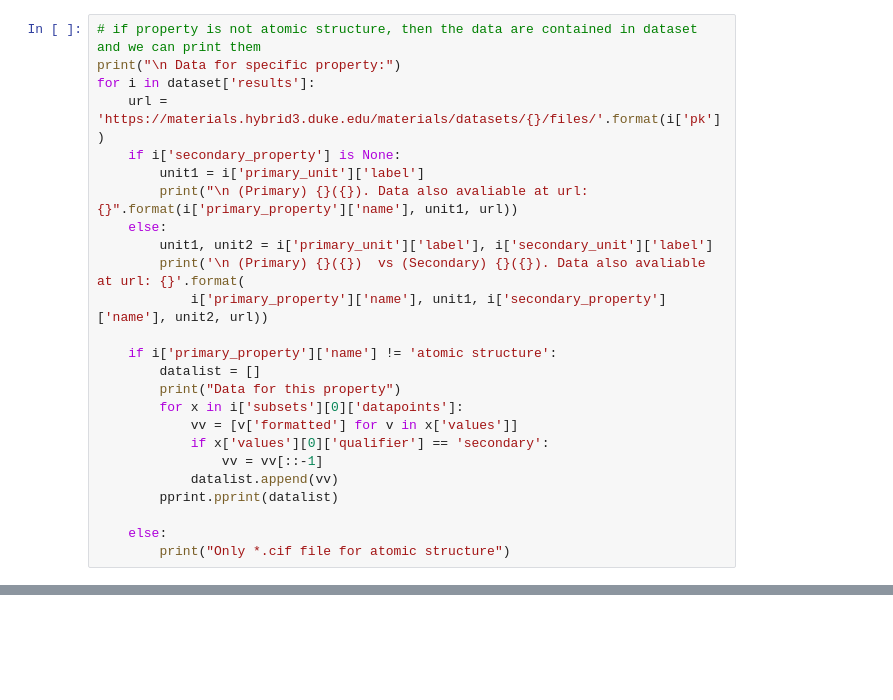
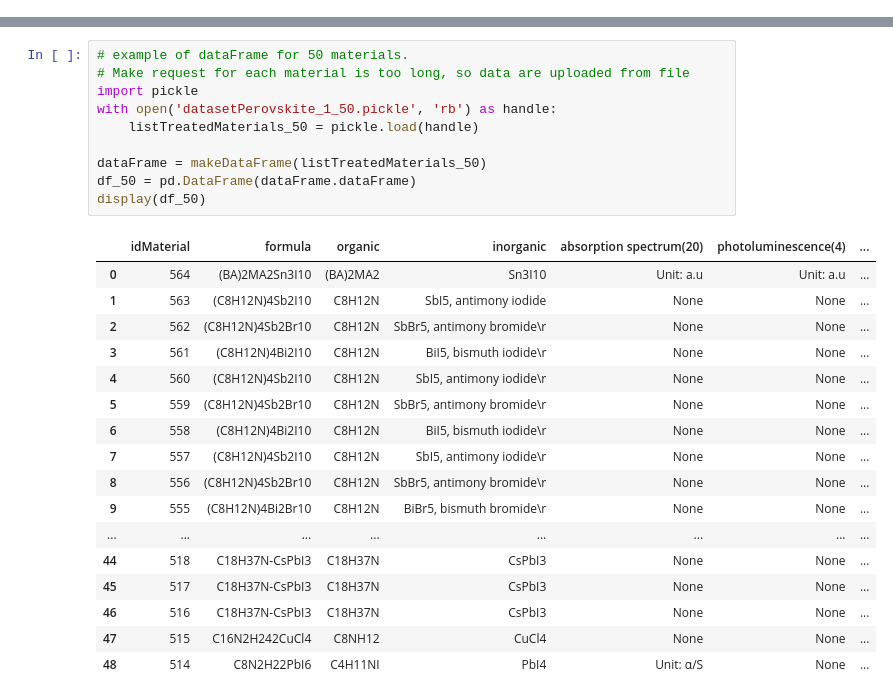
Before and after one commit to iip0/dataset, a Jupyter notebook: compounds_dataset.ipynb, the cells around one changed output, grey strips where cells are left out. Drawn from its saved outputs; the diff is of its cells as text; blank space fills up the shorter version.

```diff
--- a/compounds_dataset.ipynb
+++ b/compounds_dataset.ipynb
@@ -65,25 +7,0 @@ atomic structure
-# %%
-# if property is not atomic structure, then the data are contained in dataset and we can print them
-print("\n Data for specific property:")
-for i in dataset['results']:
-    url = 'https://materials.hybrid3.duke.edu/materials/datasets/{}/files/'.format(i['pk'])
-    if i['secondary_property'] is None:
-        unit1 = i['primary_unit']['label']
-        print("\n (Primary) {}({}). Data also avaliable at url: {}".format(i['primary_property']['name'], unit1, url))
-    else:
-        unit1, unit2 = i['primary_unit']['label'], i['secondary_unit']['label']
-        print('\n (Primary) {}({})  vs (Secondary) {}({}). Data also avaliable at url: {}'.format(
-            i['primary_property']['name'], unit1, i['secondary_property']['name'], unit2, url))
-
-    if i['primary_property']['name'] != 'atomic structure':
-        datalist = []
-        print("Data for this property")
-        for x in i['subsets'][0]['datapoints']:
-            vv = [v['formatted'] for v in x['values']]
-            if x['values'][0]['qualifier'] == 'secondary':
-                vv = vv[::-1]
-            datalist.append(vv)
-        pprint.pprint(datalist)
-
-    else:
-        print("Only *.cif file for atomic structure")
@@ -107,0 +231,28 @@ Only *.cif file for atomic structure
+# %%
+# example of dataFrame for 50 materials.
+# Make request for each material is too long, so data are uploaded from file
+import pickle
+with open('datasetPerovskite_1_50.pickle', 'rb') as handle:
+    listTreatedMaterials_50 = pickle.load(handle)
+
+dataFrame = makeDataFrame(listTreatedMaterials_50)
+df_50 = pd.DataFrame(dataFrame.dataFrame)
+display(df_50)
+# %% [output]
+|  | idMaterial | formula | organic | inorganic | absorption spectrum(20) | photoluminescence(4) | ... |
+| 0 | 564 | (BA)2MA2Sn3I10 | (BA)2MA2 | Sn3I10 | Unit: a.u | Unit: a.u | ... |
+| 1 | 563 | (C8H12N)4Sb2I10 | C8H12N | SbI5, antimony iodide | None | None | ... |
+| 2 | 562 | (C8H12N)4Sb2Br10 | C8H12N | SbBr5, antimony bromide\r | None | None | ... |
+| 3 | 561 | (C8H12N)4Bi2I10 | C8H12N | BiI5, bismuth iodide\r | None | None | ... |
+| 4 | 560 | (C8H12N)4Sb2I10 | C8H12N | SbI5, antimony iodide\r | None | None | ... |
+| 5 | 559 | (C8H12N)4Sb2Br10 | C8H12N | SbBr5, antimony bromide\r | None | None | ... |
+| 6 | 558 | (C8H12N)4Bi2I10 | C8H12N | BiI5, bismuth iodide\r | None | None | ... |
+| 7 | 557 | (C8H12N)4Sb2I10 | C8H12N | SbI5, antimony iodide\r | None | None | ... |
+| 8 | 556 | (C8H12N)4Sb2Br10 | C8H12N | SbBr5, antimony bromide\r | None | None | ... |
+| 9 | 555 | (C8H12N)4Bi2Br10 | C8H12N | BiBr5, bismuth bromide\r | None | None | ... |
+| ... | ... | ... | ... | ... | ... | ... | ... |
+| 44 | 518 | C18H37N-CsPbI3 | C18H37N | CsPbI3 | None | None | ... |
+| 45 | 517 | C18H37N-CsPbI3 | C18H37N | CsPbI3 | None | None | ... |
+| 46 | 516 | C18H37N-CsPbI3 | C18H37N | CsPbI3 | None | None | ... |
+| 47 | 515 | C16N2H242CuCl4 | C8NH12 | CuCl4 | None | None | ... |
+| 48 | 514 | C8N2H22PbI6 | C4H11NI | PbI4 | Unit: α/S | None | ... |
```
Also changed, not shown: parts of 12 cells of this notebook, 1 other file.
